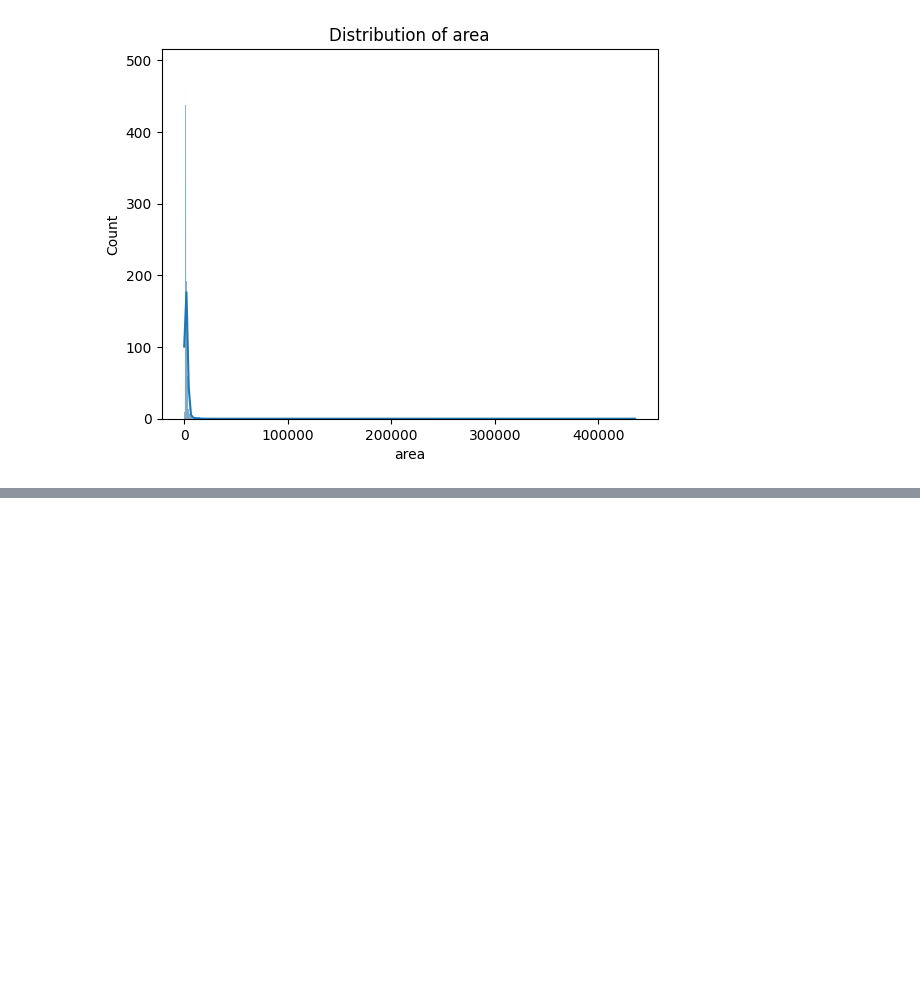
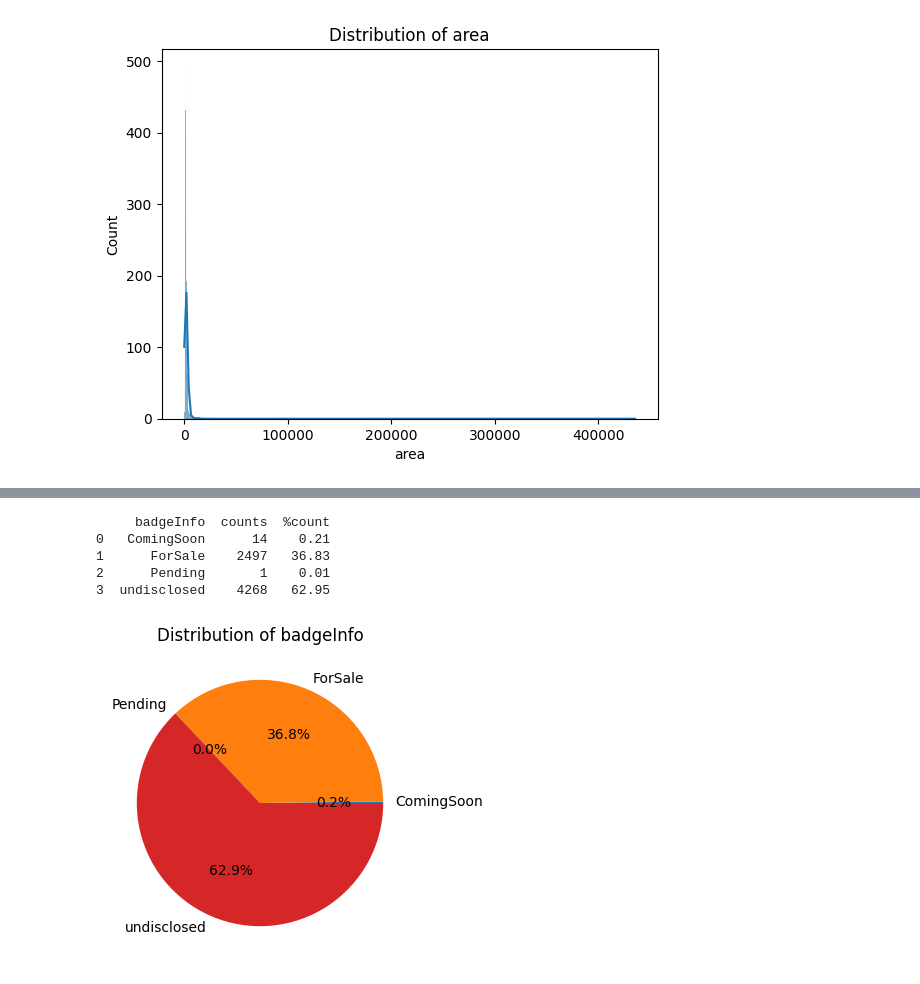
Before and after one commit to Stephkd123/Portfolio-Projects, a Jupyter notebook: Data ETL/house_std.ipynb, the cells around one changed output, grey strips where cells are left out. Saved outputs shown, nothing was run; the diff lists cells and outputs as text; code cells hidden in the pictures; blank space fills up the shorter version.

```diff
--- a/Data ETL/house_std.ipynb
+++ b/Data ETL/house_std.ipynb
@@ -472,0 +658,12 @@ print(fun.metadata(df_2)) # final data distribution
+# %%
+# 1. Convert to categorical
+housing_data['variableDataType'] = housing_data['variableDataType'].astype('category')
+# %%
+fun.pie_cate(housing_data,'badgeInfo')
+# %% [output]
+     badgeInfo  counts  %count
+0   ComingSoon      14    0.21
+1      ForSale    2497   36.83
+2      Pending       1    0.01
+3  undisclosed    4268   62.95
+[figure, added]
```
Also changed, not shown: parts of 119 cells of this notebook.
